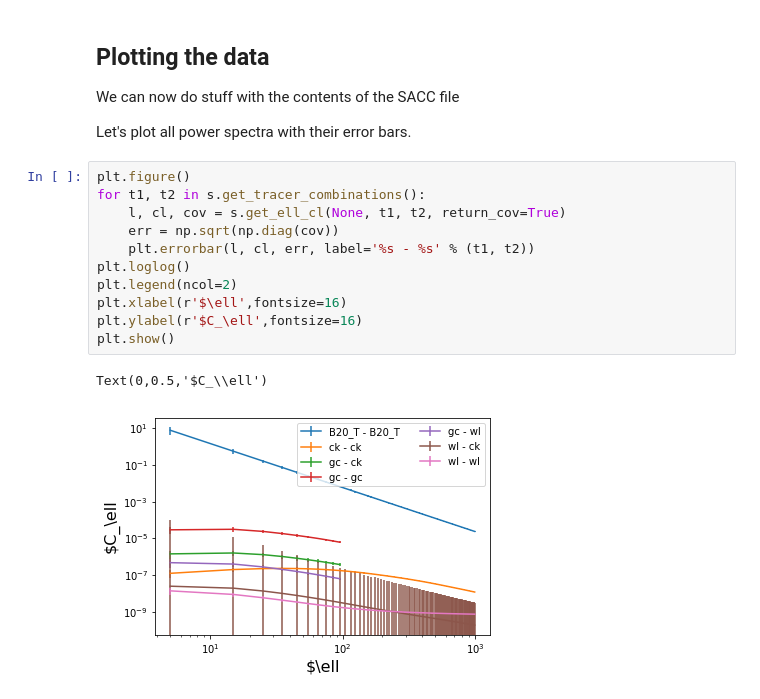
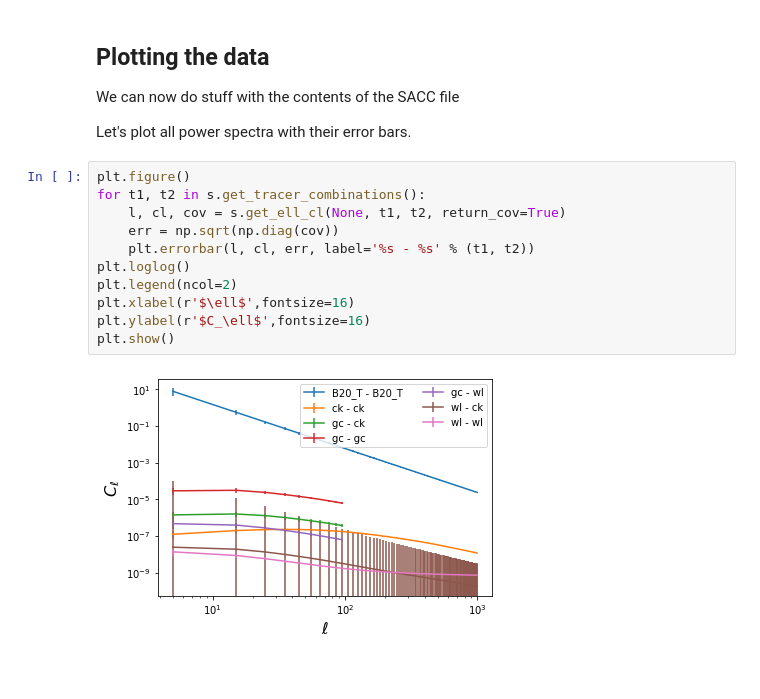
Before and after one commit to LSSTDESC/sacc, a Jupyter notebook: examples/CMB_LSS_read.ipynb, the cells around one changed output. Cells and saved outputs as stored; diff of their text form; blank space fills up the shorter version.

```diff
--- a/examples/CMB_LSS_read.ipynb
+++ b/examples/CMB_LSS_read.ipynb
@@ -137,14 +135,13 @@ Let's plot all power spectra with their error bars.
 # %%
 plt.figure()
 for t1, t2 in s.get_tracer_combinations():
     l, cl, cov = s.get_ell_cl(None, t1, t2, return_cov=True)
     err = np.sqrt(np.diag(cov))
     plt.errorbar(l, cl, err, label='%s - %s' % (t1, t2))
 plt.loglog()
 plt.legend(ncol=2)
-plt.xlabel(r'$\ell',fontsize=16)
-plt.ylabel(r'$C_\ell',fontsize=16)
+plt.xlabel(r'$\ell$',fontsize=16)
+plt.ylabel(r'$C_\ell$',fontsize=16)
 plt.show()
 # %% [output]
-Text(0,0.5,'$C_\\ell')
-[figure, old version]
+[figure, new version]
```
Also changed, not shown: parts of 2 cells of this notebook, 7 other files.
